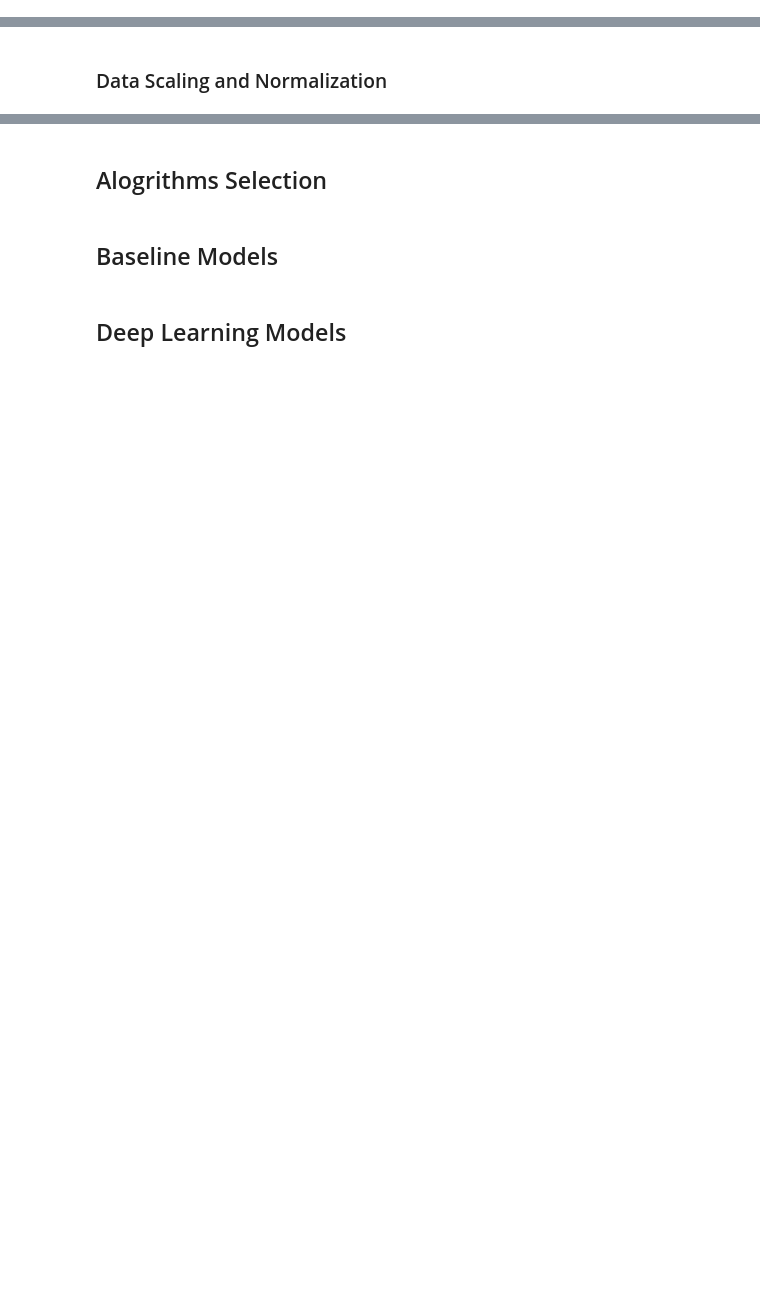
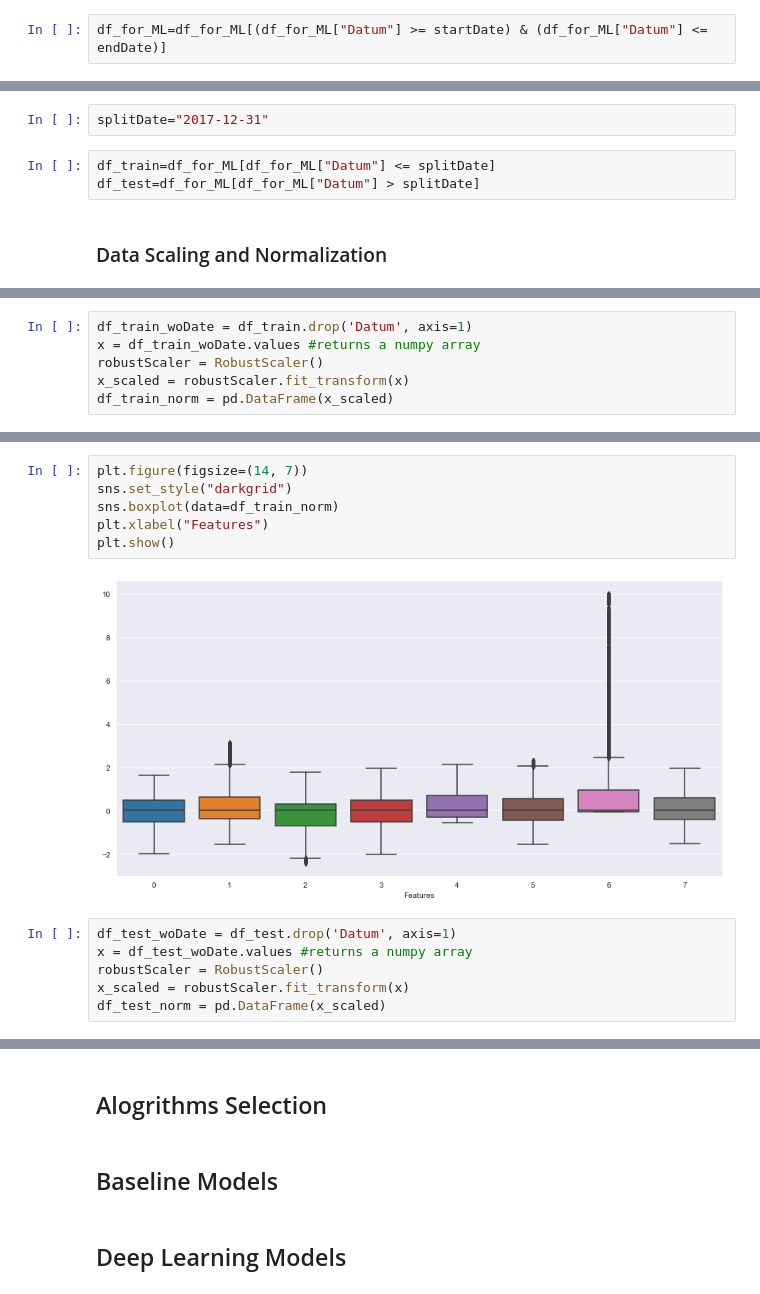
Before and after one commit to SvetiB/AirQualityStuttgart, a Jupyter notebook: AirQualityStuttgartModeling.ipynb, the cells around one changed output, grey strips where cells are left out. Cells and saved outputs as stored; diff of their text form; blank space fills up the shorter version.

Commit message:
Data Prep for Modeling

```diff
--- a/AirQualityStuttgartModeling.ipynb
+++ b/AirQualityStuttgartModeling.ipynb
@@ -48,0 +82,2 @@ Definition of Sampling Rates
+# %%
+df_for_ML=df_for_ML[(df_for_ML["Datum"] >= startDate) & (df_for_ML["Datum"] <= endDate)]
@@ -49,2 +97,7 @@ Definition of Sampling Rates
+# %%
+splitDate="2017-12-31"
+# %%
+df_train=df_for_ML[df_for_ML["Datum"] <= splitDate]
+df_test=df_for_ML[df_for_ML["Datum"] > splitDate]
 # %% [markdown]
 ### Data Scaling and Normalization
@@ -50,0 +106,6 @@ Definition of Sampling Rates
+# %%
+df_train_woDate = df_train.drop('Datum', axis=1)
+x = df_train_woDate.values #returns a numpy array
+robustScaler = RobustScaler()
+x_scaled = robustScaler.fit_transform(x)
+df_train_norm = pd.DataFrame(x_scaled)
@@ -50,0 +124,14 @@ Definition of Sampling Rates
+# %%
+plt.figure(figsize=(14, 7))
+sns.set_style("darkgrid")
+sns.boxplot(data=df_train_norm)
+plt.xlabel("Features")
+plt.show()
+# %% [output]
+[figure, added]
+# %%
+df_test_woDate = df_test.drop('Datum', axis=1)
+x = df_test_woDate.values #returns a numpy array
+robustScaler = RobustScaler()
+x_scaled = robustScaler.fit_transform(x)
+df_test_norm = pd.DataFrame(x_scaled)
```
Also changed, not shown: parts of 28 cells of this notebook, 1 other file.
